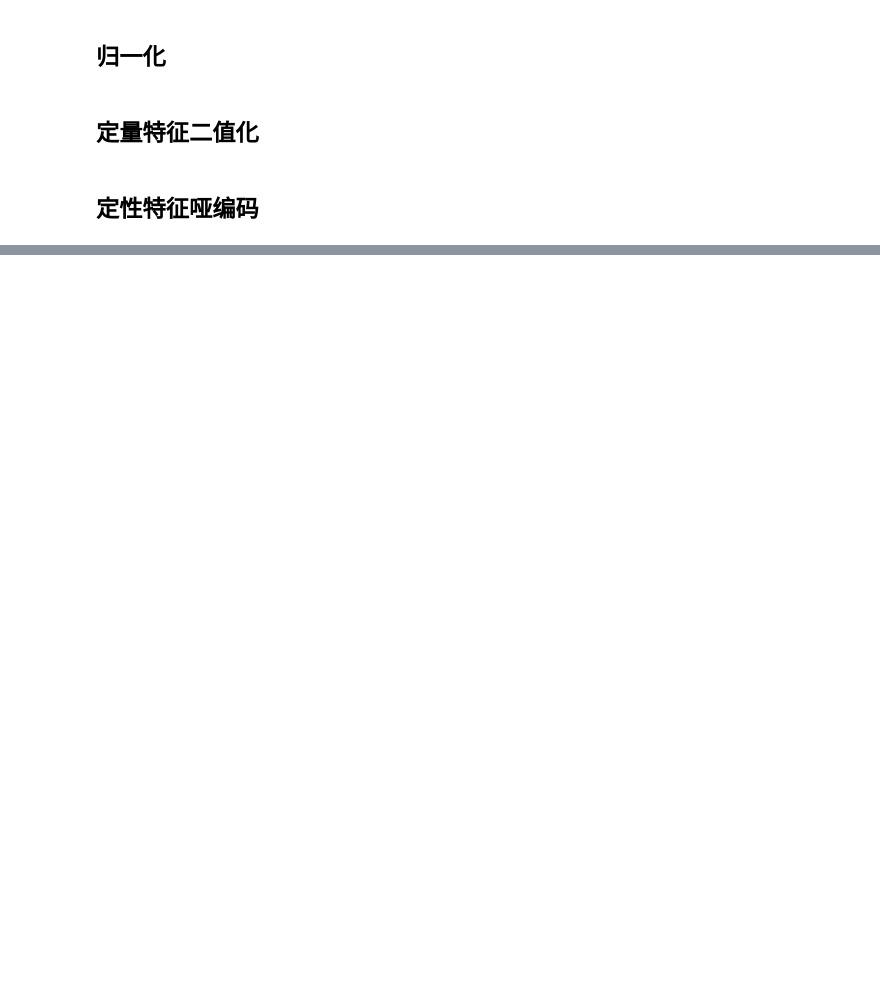
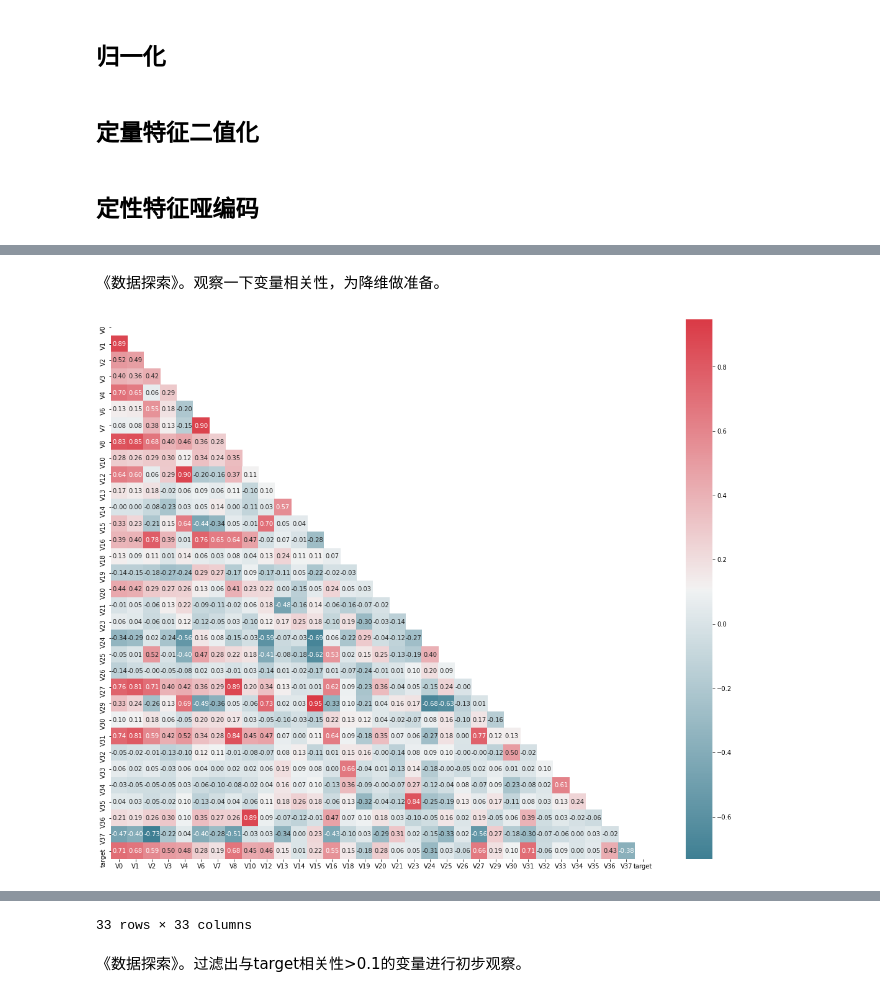
Before and after one commit to yuebo2015/data_competition, a Jupyter notebook: sum02_feature_engineering.ipynb, the cells around one changed output, grey strips where cells are left out. Cells and saved outputs as stored; diff of their text form; code cells hidden in the pictures; blank space fills up the shorter version.

```diff
--- a/sum02_feature_engineering.ipynb
+++ b/sum02_feature_engineering.ipynb
@@ -73,0 +328,20 @@ iris_st = Binarizer(threshold=3).fit_transform(iris.data)
+# %%
+drop_columns = ['V5','V9','V11','V17','V22','V28']
+train_data_scaler = train_data_scaler.drop(drop_columns, axis=1)
+test_data_scaler = test_data_scaler.drop(drop_columns, axis=1)
+# %% [markdown]
+《数据探索》。观察一下变量相关性，为降维做准备。
+# %%
+# 找出相关程度
+plt.figure(figsize=(20, 16))  # 指定绘图对象宽度和高度
+colnm = train_data_scaler.columns.tolist()  # 列表头
+mcorr = train_data_scaler[colnm].corr(method="spearman")  # 相关系数矩阵，即给出了任意两个变量之间的相关系数
+mask = np.zeros_like(mcorr, dtype=np.bool)  # 构造与mcorr同维数矩阵 为bool型
+mask[np.triu_indices_from(mask)] = True  # 角分线右侧为True
+cmap = sns.diverging_palette(220, 10, as_cmap=True)  # 返回matplotlib colormap对象
+g = sns.heatmap(mcorr, mask=mask, cmap=cmap, square=True, annot=True, fmt='0.2f')  # 热力图（看两两相似度）
+plt.show()
+
+display(mcorr)
+# %% [output]
+[figure, added]
@@ -73,0 +365,3 @@ iris_st = Binarizer(threshold=3).fit_transform(iris.data)
+33 rows × 33 columns
+# %% [markdown]
+《数据探索》。过滤出与target相关性>0.1的变量进行初步观察。
```
Also changed, not shown: parts of 44 cells of this notebook, 1 other file.
